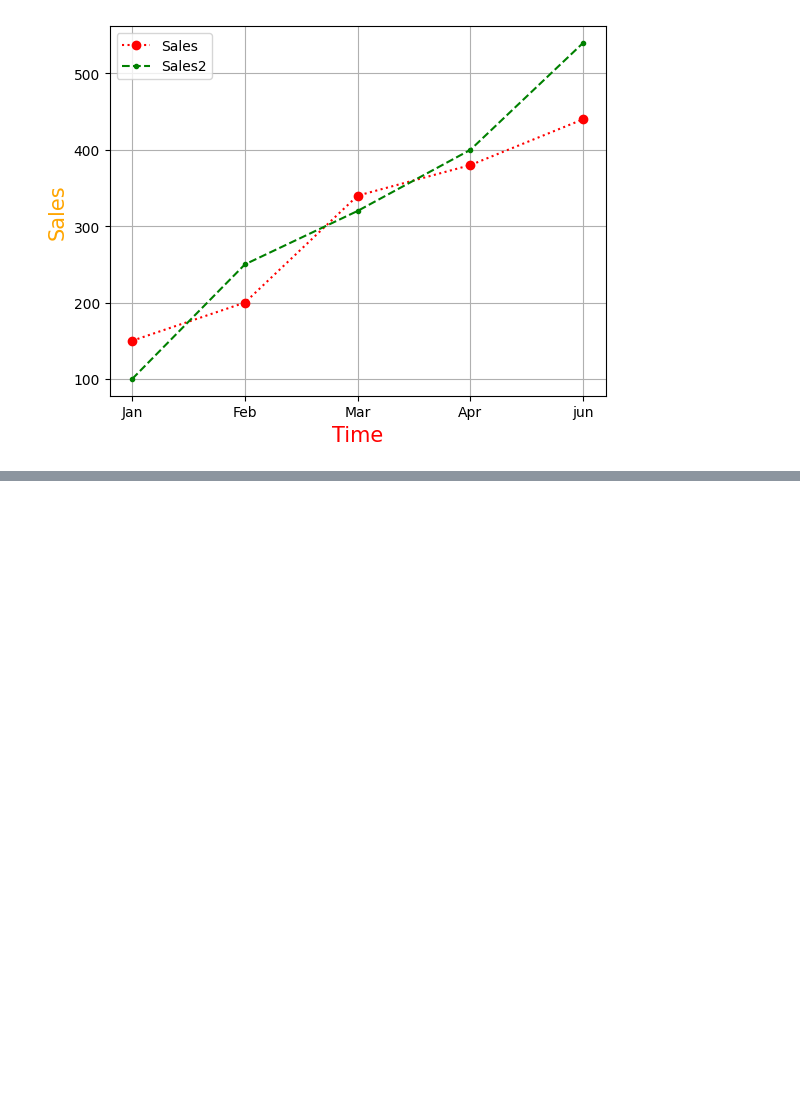
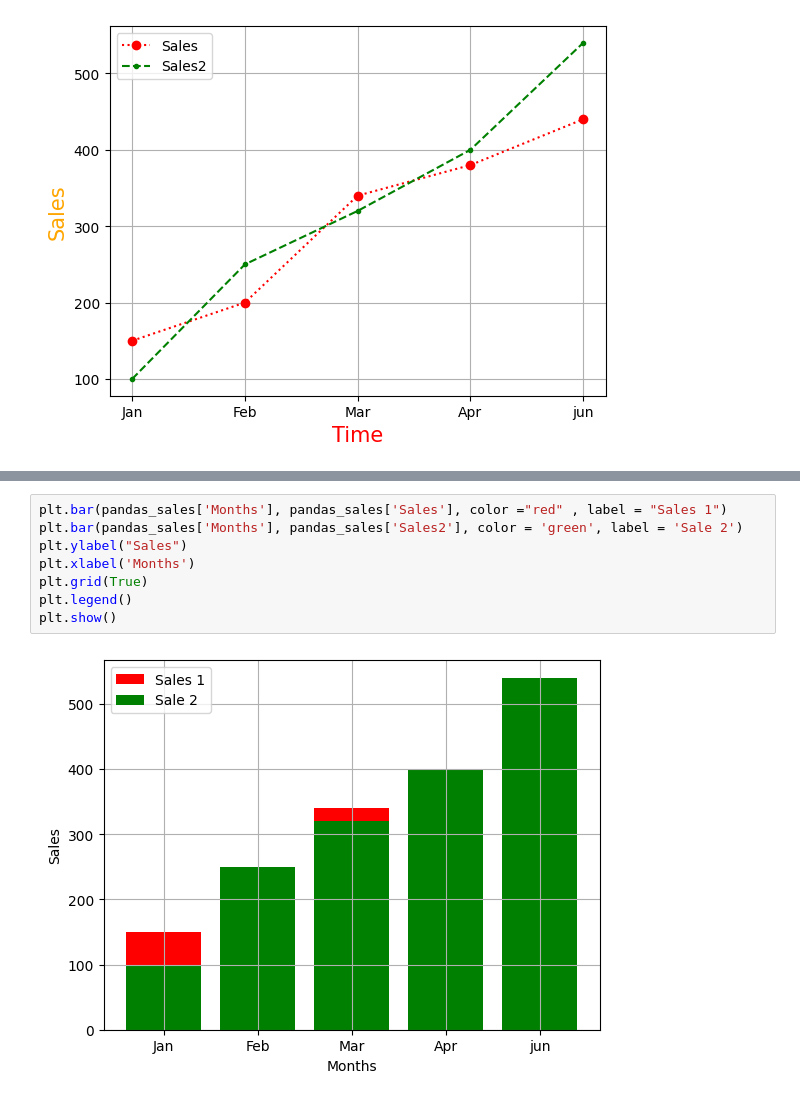
Before and after one commit to ARYANPATEL-BIT/learn-Pandas, a Jupyter notebook: matlotlibi_1.ipynb, the cells around one changed output, grey strips where cells are left out. Drawn from its saved outputs; the diff is of its cells as text; blank space fills up the shorter version.

```diff
--- a/matlotlibi_1.ipynb
+++ b/matlotlibi_1.ipynb
@@ -81,0 +99,10 @@ plt.show()
+# %%
+plt.bar(pandas_sales['Months'], pandas_sales['Sales'], color ="red" , label = "Sales 1")
+plt.bar(pandas_sales['Months'], pandas_sales['Sales2'], color = 'green', label = 'Sale 2')
+plt.ylabel("Sales")
+plt.xlabel('Months')
+plt.grid(True)
+plt.legend()
+plt.show()
+# %% [output]
+[figure, added]
```
Also changed, not shown: parts of 6 cells of this notebook.
